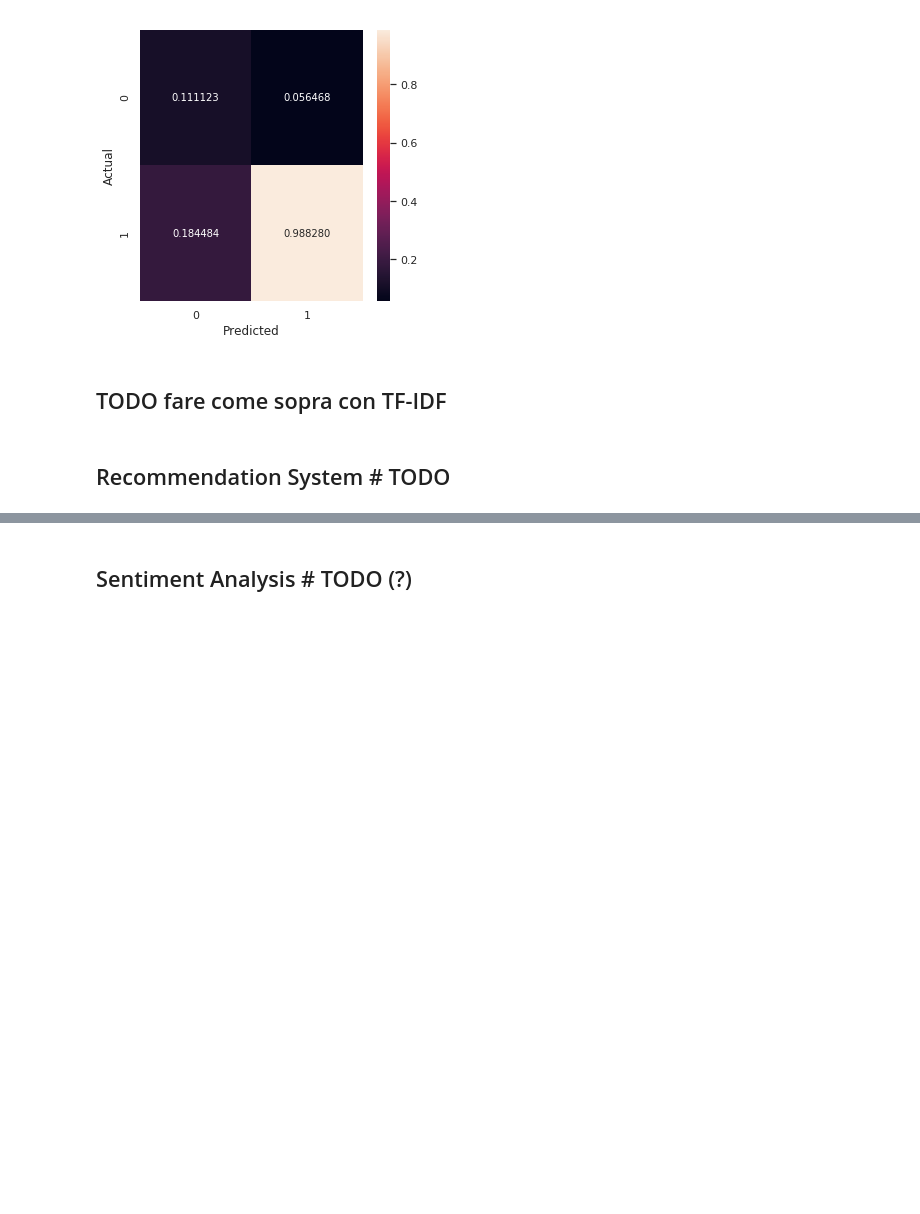
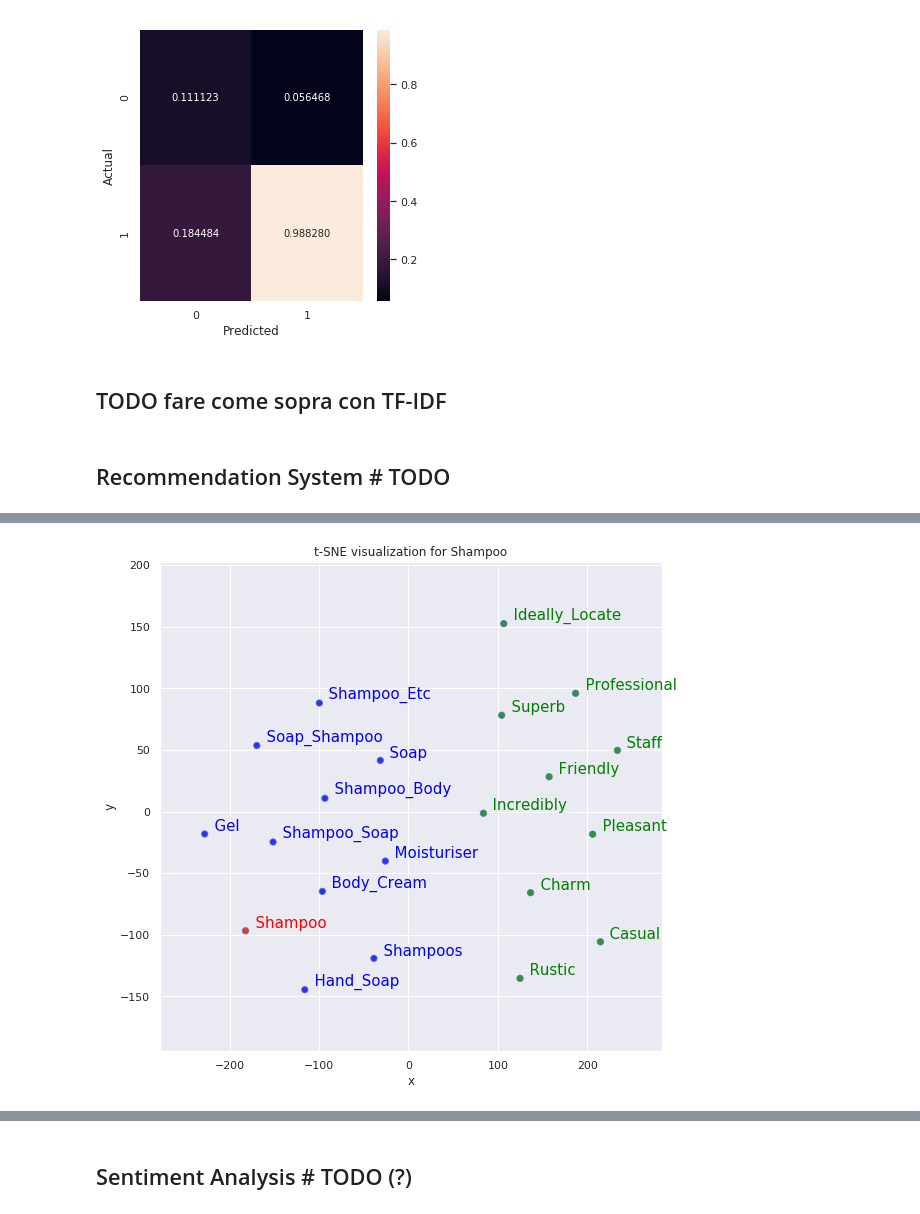
Before and after one commit to LuigiCerone/Hotel-Reviews-Data-Analysis, a Jupyter notebook: Hotel_Reviews_Copia_Lavoro_Giggi.ipynb, the cells around one changed output, grey strips where cells are left out. Saved outputs shown, nothing was run; the diff lists cells and outputs as text; code cells hidden in the pictures; blank space fills up the shorter version.

```diff
--- a/Hotel_Reviews_Copia_Lavoro_Giggi.ipynb
+++ b/Hotel_Reviews_Copia_Lavoro_Giggi.ipynb
@@ -1124,0 +1322,5 @@ References [gensim](https://www.kaggle.com/pierremegret/gensim-word2vec-tutorial
+# %%
+tsnescatterplot(w2v_model, 'shampoo', [i[0] for i in w2v_model.wv.most_similar(negative=["shampoo"])])
+# Notare clusters.
+# %% [output]
+[figure, added]
```
Also changed, not shown: parts of 35 cells of this notebook, 1 other file.
